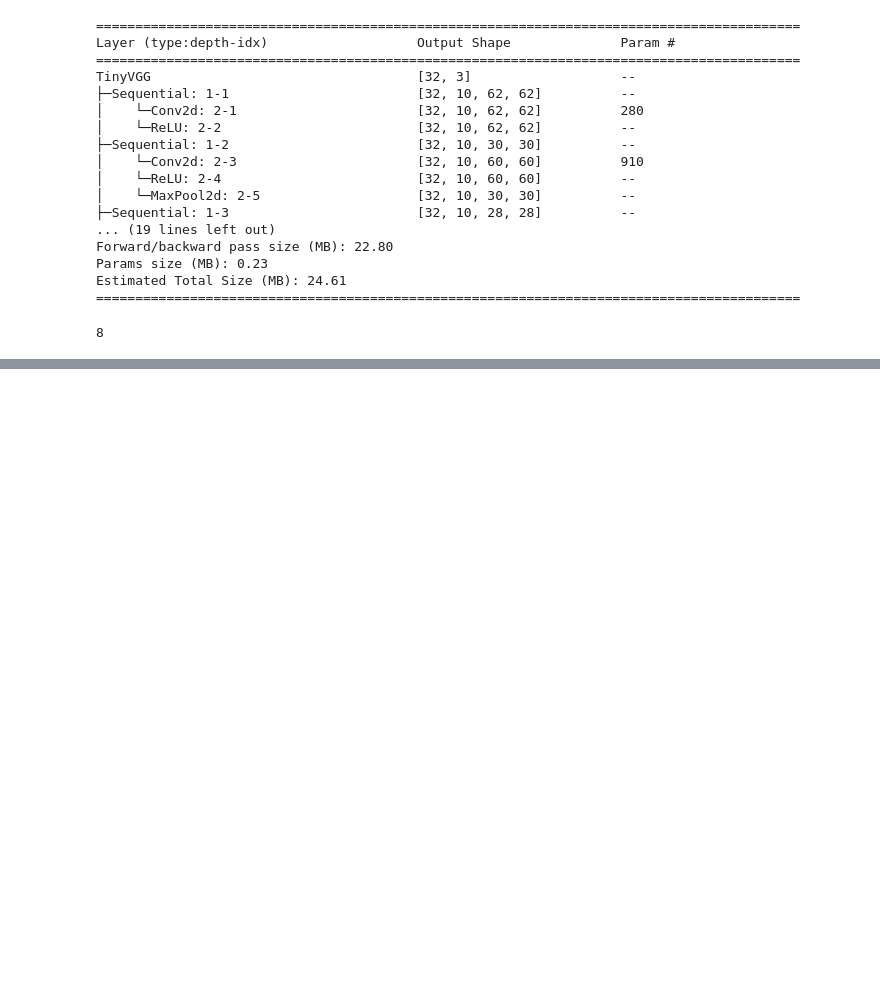
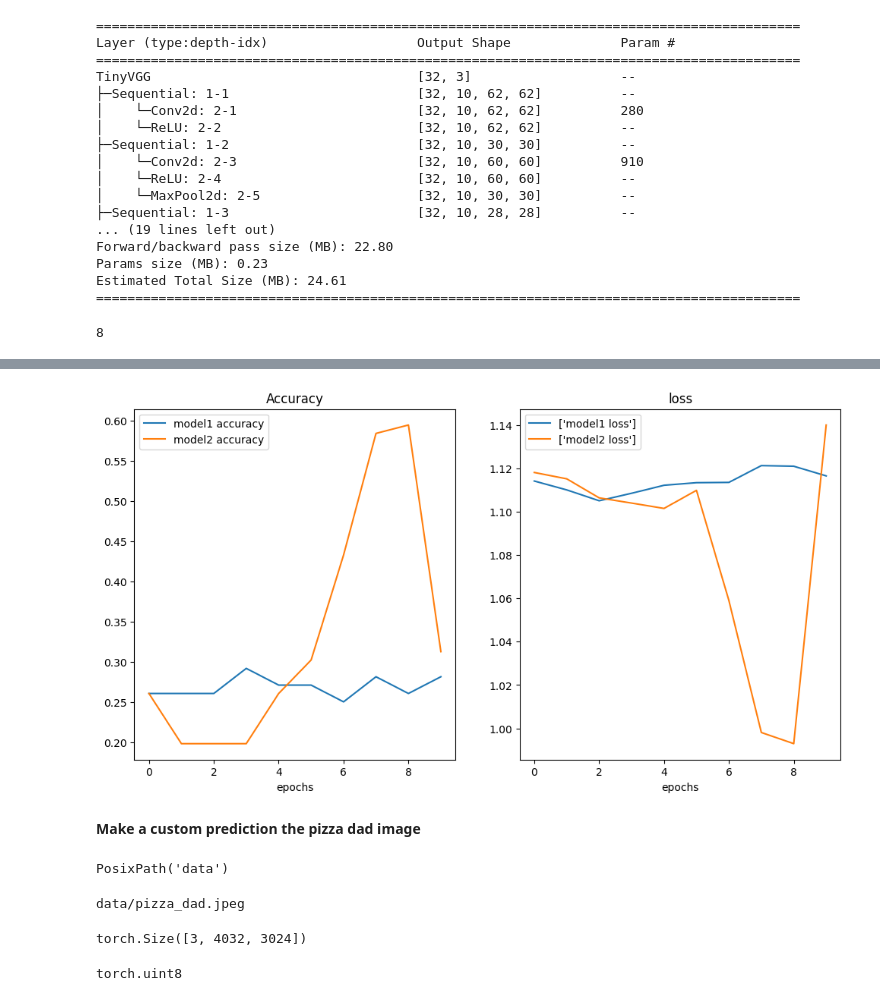
Before and after one commit to saivenkatreddy29/Pytorch-Learning, a Jupyter notebook: Custom_Datasets.ipynb, the cells around one changed output, grey strips where cells are left out. Drawn from its saved outputs; the diff is of its cells as text; code cells hidden in the pictures; blank space fills up the shorter version.

```diff
--- a/Custom_Datasets.ipynb
+++ b/Custom_Datasets.ipynb
@@ -741,0 +818,43 @@ plot_loss_curves(result)
+# %%
+def model_comparision(model1_acc, model2_acc, model1_loss, model2_loss):
+  """ This fn will take model accuracies and model lossses as lists and plots them"""
+
+  epochs = range(len(model1_acc))
+  plt.figure(figsize = (12,6))
+  plt.subplot(1,2,1)
+  plt.plot(epochs, model1_acc, label = 'model1 accuracy')
+  plt.plot(epochs, model2_acc, label = 'model2 accuracy')
+  plt.title('Accuracy')
+  plt.xlabel('epochs')
+  plt.legend()
+
+  plt.subplot(1,2,2)
+  plt.plot(epochs, model1_loss, label = ['model1 loss'])
+  plt.plot(epochs, model2_loss, label = ['model2 loss'])
+  plt.title('loss')
+  plt.xlabel('epochs')
+  plt.legend()
+# %%
+model_comparision(result_0['test_accuracies'],result_1['test_accuracies'], result_0['testing_losses'],result_1['testing_losses'])
+# %% [output]
+[figure, added]
+# %% [markdown]
+**Make a custom prediction the pizza dad image**
+# %%
+data
+# %% [output]
+PosixPath('data')
+# %%
+import requests
+
+custom_image_path = data/'pizza_dad.jpeg'
+print(custom_image_path)
+if custom_image_path.is_file():
+  print('There is an image already existing you can use it')
+else:
+  with open(custom_image_path, 'wb') as f:
+    request = requests.get("https://raw.githubusercontent.com/mrdbourke/pytorch-deep-learning/main/images/04-pizza-dad.jpeg")
+    image = request.content
+    f.write(image)
+# %% [output]
+data/pizza_dad.jpeg
@@ -741,0 +865,8 @@ plot_loss_curves(result)
+# %%
+custom_image_uint.shape
+# %% [output]
+torch.Size([3, 4032, 3024])
+# %%
+custom_image_uint.dtype
+# %% [output]
+torch.uint8
```
Also changed, not shown: parts of 41 cells of this notebook.
